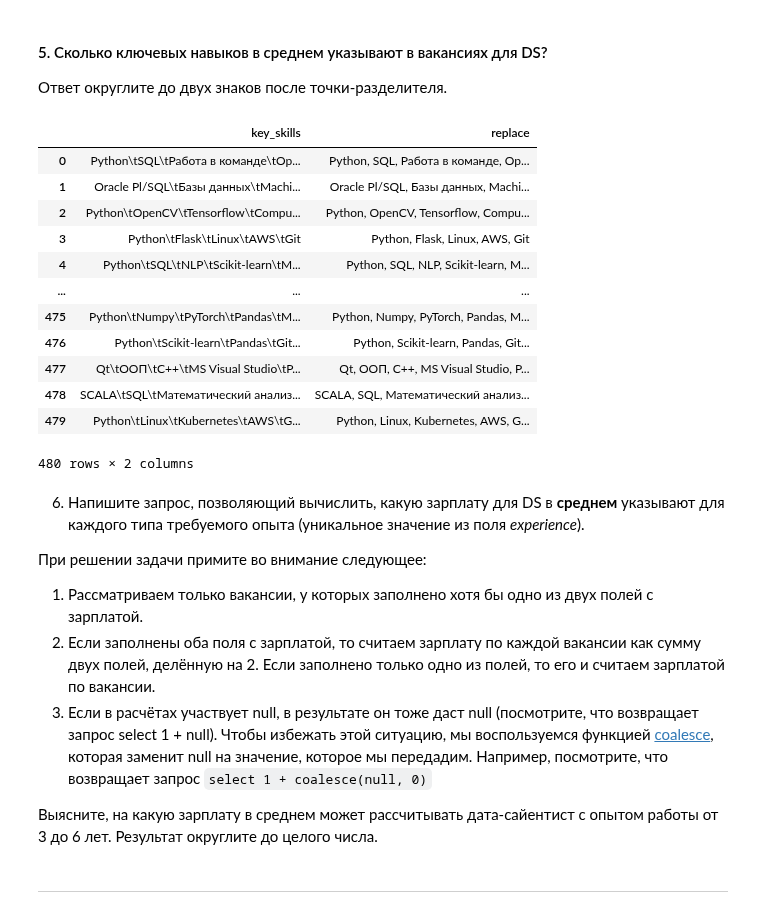
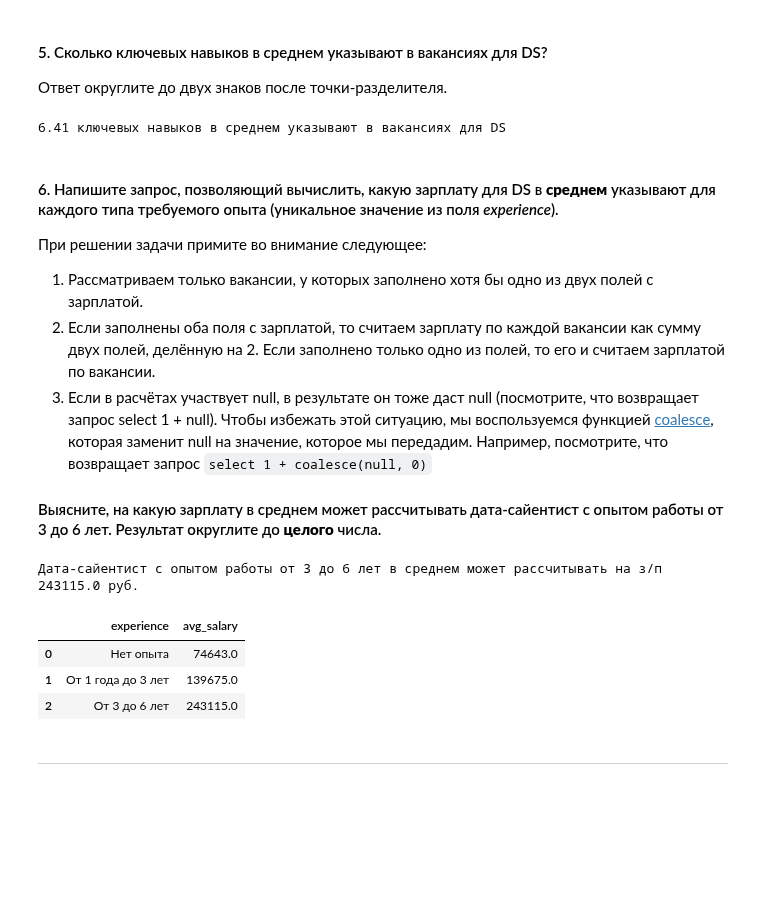
Before and after one commit to Novkozinin/SF_projects, a Jupyter notebook: Project-02_Анализ_вакансий_из_HeadHunter/Project_2_Анализ_вакансий_из_HeadHunter.ipynb, the cells around one changed output. Drawn from its saved outputs; the diff is of its cells as text; code cells hidden in the pictures; blank space fills up the shorter version.

```diff
--- a/Project-02_Анализ_вакансий_из_HeadHunter/Project_2_Анализ_вакансий_из_HeadHunter.ipynb
+++ b/Project-02_Анализ_вакансий_из_HeadHunter/Project_2_Анализ_вакансий_из_HeadHunter.ipynb
@@ -661,36 +664,58 @@ from -- используем код запроса для фильтра вак
 # %%
 # результат запроса
 df_6_5 = pd.read_sql_query(query_6_5, connection)
-display(df_6_5) # проверка dataframe
-# print(f"Кол-во вакансий, в которых в качестве ключевого навыка указан \
-# Python: {df_6_5.iloc[0,0]}") # вывод ответа
+# display(df_6_5) # проверка dataframe
+print(f"{df_6_5.iloc[0,0]} ключевых навыков в среднем указывают в вакансиях для DS") # вывод ответа
 # %% [output]
-|  | key_skills | replace |
-| 0 | Python\tSQL\tРабота в команде\tOp... | Python, SQL, Работа в команде, Op... |
-| 1 | Oracle Pl/SQL\tБазы данных\tMachi... | Oracle Pl/SQL, Базы данных, Machi... |
-| 2 | Python\tOpenCV\tTensorflow\tCompu... | Python, OpenCV, Tensorflow, Compu... |
-| 3 | Python\tFlask\tLinux\tAWS\tGit | Python, Flask, Linux, AWS, Git |
-| 4 | Python\tSQL\tNLP\tScikit-learn\tM... | Python, SQL, NLP, Scikit-learn, M... |
-| ... | ... | ... |
-| 475 | Python\tNumpy\tPyTorch\tPandas\tМ... | Python, Numpy, PyTorch, Pandas, М... |
-| 476 | Python\tScikit-learn\tPandas\tGit... | Python, Scikit-learn, Pandas, Git... |
-| 477 | Qt\tООП\tC++\tMS Visual Studio\tР... | Qt, ООП, C++, MS Visual Studio, Р... |
-| 478 | SCALA\tSQL\tМатематический анализ... | SCALA, SQL, Математический анализ... |
-| 479 | Python\tLinux\tKubernetes\tAWS\tG... | Python, Linux, Kubernetes, AWS, G... |
-480 rows × 2 columns
+6.41 ключевых навыков в среднем указывают в вакансиях для DS
 # %% [markdown]
-6. Напишите запрос, позволяющий вычислить, какую зарплату для DS в **среднем** указывают для каждого типа требуемого опыта (уникальное значение из поля *experience*).
+#### 6. Напишите запрос, позволяющий вычислить, какую зарплату для DS в **среднем** указывают для каждого типа требуемого опыта (уникальное значение из поля *experience*).
 
 При решении задачи примите во внимание следующее:
 1. Рассматриваем только вакансии, у которых заполнено хотя бы одно из двух полей с зарплатой.
 2. Если заполнены оба поля с зарплатой, то считаем зарплату по каждой вакансии как сумму двух полей, делённую на 2. Если заполнено только одно из полей, то его и считаем зарплатой по вакансии.
 3. Если в расчётах участвует null, в результате он тоже даст null (посмотрите, что возвращает запрос select 1 + null). Чтобы избежать этой ситуацию, мы воспользуемся функцией [coalesce](https://postgrespro.ru/docs/postgresql/9.5/functions-conditional#functions-coalesce-nvl-ifnull), которая заменит null на значение, которое мы передадим. Например, посмотрите, что возвращает запрос `select 1 + coalesce(null, 0)`
 
-Выясните, на какую зарплату в среднем может рассчитывать дата-сайентист с опытом работы от 3 до 6 лет. Результат округлите до целого числа.
+#### Выясните, на какую зарплату в среднем может рассчитывать дата-сайентист с опытом работы от 3 до 6 лет. Результат округлите до **целого** числа.
 # %%
 # текст запроса
+query_6_6 = f'''
+select
+    ds.experience,
+    round( -- округляем до целого значения
+        avg( -- агрегируем среднее значение
+            case -- используем выбор по условию для поиска средней э/п (from - to)
+                when ds.salary_from is not null and ds.salary_to is not null
+                    then (ds.salary_from + ds.salary_to) / 2
+                when ds.salary_from is not null
+                    then ds.salary_from
+                else ds.salary_to
+            end), 0) as avg_salary
+from -- используем код запроса для фильтра вакансий дата-сайентистов в качестве подзапроса
+    (select *
+    from vacancies
+    where lower(name) like '%data scientist%' -- критерии отбора вакансий дата-сайентистов
+        or lower(name) like '%data science%'
+        or lower(name) like '%исследователь данных%'
+        or (name like '%ML%' and name not like '%HTML%')
+        or lower(name) like '%machine learning%'
+        or lower(name) like '%машинн%обучен%') as ds
+where coalesce(ds.salary_from, 0) > 0
+    or coalesce(ds.salary_to, 0) > 0
+group by experience
+'''
 # %%
 # результат запроса
+df_6_6 = pd.read_sql_query(query_6_6, connection)
+print(f"Дата-сайентист с опытом работы от 3 до 6 лет в среднем может рассчитывать на з/п \
+{df_6_6['avg_salary'][2]} руб.") # вывод ответа
+display(df_6_6) # вывод dataframe
+# %% [output]
+Дата-сайентист с опытом работы от 3 до 6 лет в среднем может рассчитывать на з/п 243115.0 руб.
+|  | experience | avg_salary |
+| 0 | Нет опыта | 74643.0 |
+| 1 | От 1 года до 3 лет | 139675.0 |
+| 2 | От 3 до 6 лет | 243115.0 |
 # %% [markdown]
 ***
 # %%
```
Also changed, not shown: parts of 4 cells of this notebook.
